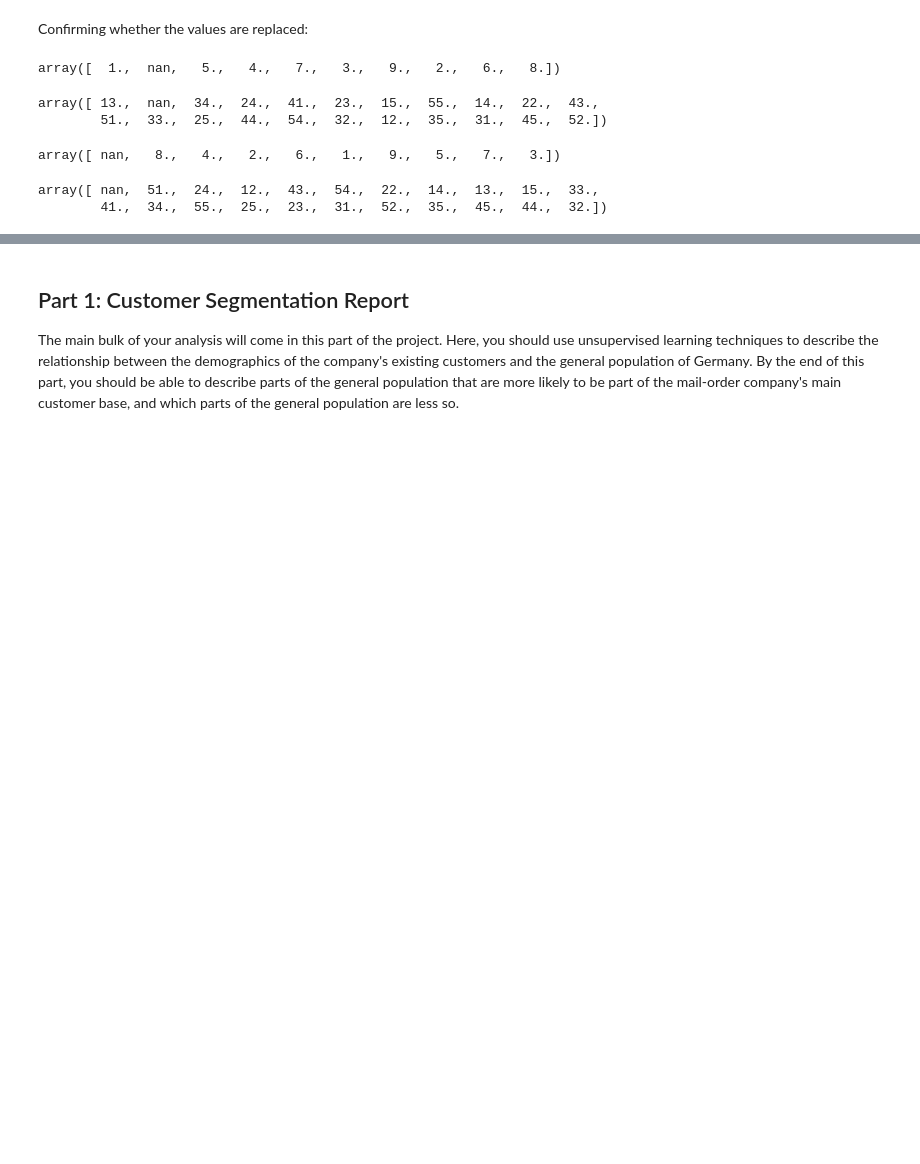
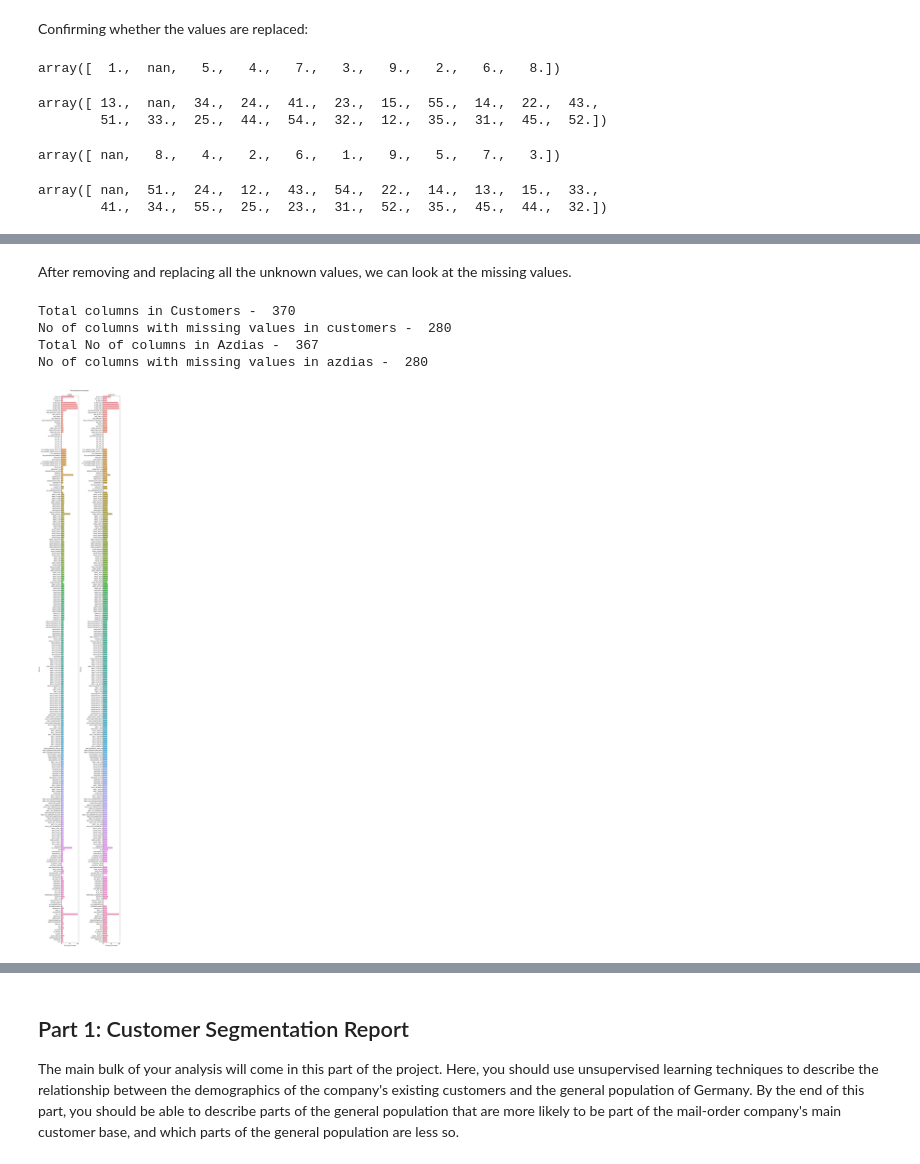
Before and after one commit to ksantosh95/Customer_Segmentation_Arvato, a Jupyter notebook: Arvato Project Workbook.ipynb, the cells around one changed output, grey strips where cells are left out. Cells and saved outputs as stored; diff of their text form; code cells hidden in the pictures; blank space fills up the shorter version.

Commit message:
Data cleaning completed

```diff
--- a/Arvato Project Workbook.ipynb
+++ b/Arvato Project Workbook.ipynb
@@ -262,0 +506,2 @@ array([ nan,  51.,  24.,  12.,  43.,  54.,  22.,  14.,  13.,  15.,  33.,
+# %%
+customers = replace_unknowns(customers, unknown_attribute_values, verbose=True)
@@ -262,0 +528,56 @@ array([ nan,  51.,  24.,  12.,  43.,  54.,  22.,  14.,  13.,  15.,  33.,
+# %% [markdown]
+After removing and replacing all the unknown values, we can look at the missing values.
+# %%
+def identify_missing_values(df):
+    """
+    Input - Dataframe
+    Output - Dataframe with information about column-wise missing values percentages.
+    """
+    missing_percent = df.isna().sum() * 100/ len(df)
+
+    missing_percent_df = pd.DataFrame({"Attribute": df.columns,
+                                     "Missing_Percentage": missing_percent}).reset_index(drop=True)
+    return missing_percent_df
+# %%
+customer_missing_df = identify_missing_values(customers)
+azdias_missing_df = identify_missing_values(azdias)
+# %%
+print("Total columns in Customers - ", len(customers.columns))
+print("No of columns with missing values in customers - ",
+      len(customer_missing_df[customer_missing_df.Missing_Percentage > 0]))
+
+print("Total No of columns in Azdias - ", len(azdias.columns))
+print("No of columns with missing values in azdias - ",
+      len(azdias_missing_df[azdias_missing_df.Missing_Percentage > 0]))
+# %% [output]
+Total columns in Customers -  370
+No of columns with missing values in customers -  280
+Total No of columns in Azdias -  367
+No of columns with missing values in azdias -  280
+# %%
+def plot_missing_split(df1, df2, percentage=0, figsize=(10,70)):
+    """
+    Takes in two dataframes and plots a barchart comparing two dataframes
+    features and percentage of missing values based on a threshold percentage given
+    """
+    fig = plt.figure(figsize=figsize)
+
+    fig.suptitle("Missing Data percentages")
+
+    ax = fig.add_subplot(121)
+    ax.set_title("Azdias")
+    sns.barplot(y="Attribute", x="Missing_Percentage",
+                data=df1[df1.Missing_Percentage>percentage], ax= ax)
+
+    ax = fig.add_subplot(122)
+    ax.set_title("Customer")
+    sns.barplot(y="Attribute", x="Missing_Percentage",
+                data=df2[df2.Missing_Percentage>percentage], ax= ax)
+
+    fig.tight_layout(rect=[0, 0.03, 1, 0.975])
+    # fig.tight_layout()
+    plt.show()
+# %%
+plot_missing_split(azdias_missing_df, customer_missing_df, percentage=0)
+# %% [output]
+[figure, added]
```
Also changed, not shown: parts of 47 cells of this notebook.
